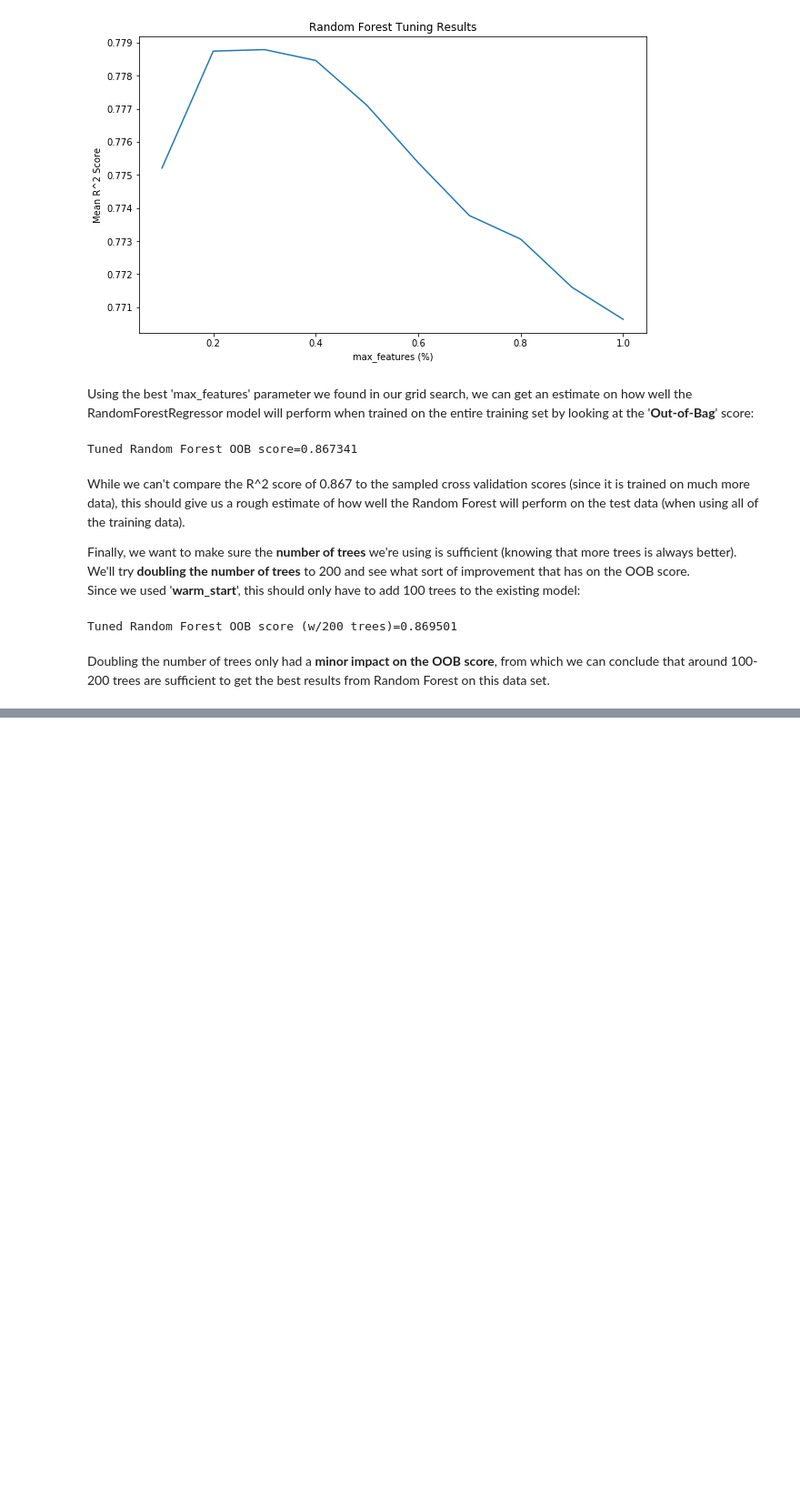
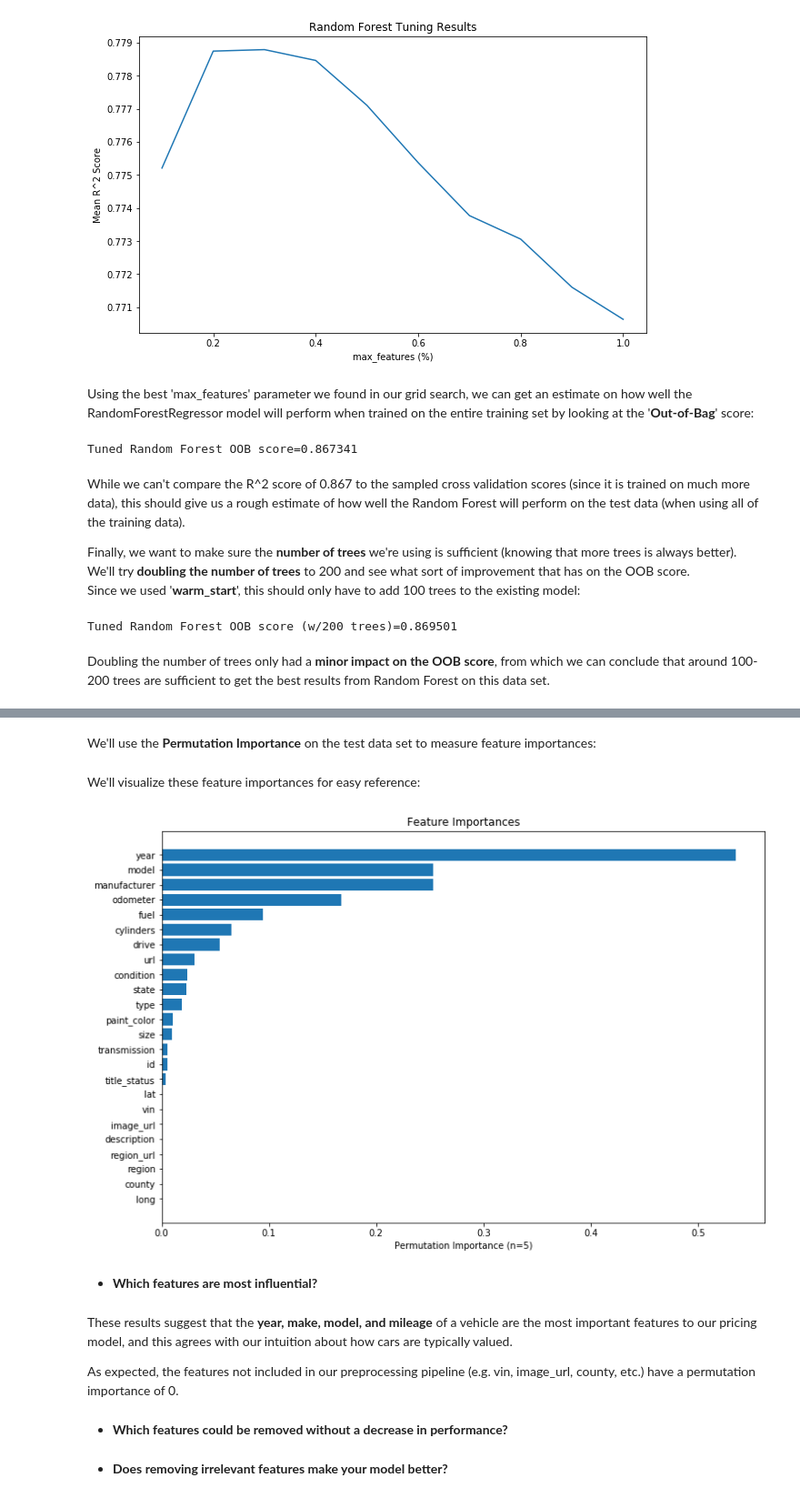
Before and after one commit to AppliedML2020/assignment-3-tomas-larrain, a Jupyter notebook: hw-3.ipynb, the cells around one changed output, grey strips where cells are left out. Shown at 91% size. Cells and saved outputs as stored; diff of their text form; code cells hidden in the pictures; blank space fills up the shorter version.

```diff
--- a/hw-3.ipynb
+++ b/hw-3.ipynb
@@ -1201,0 +1204,5 @@ plt.ylabel('Mean R^2 Score');
+# %%
+tuned_rf_pipe = make_pipeline(BEST_PREPROCESSOR_NO_SCALING,
+                              RandomForestRegressor(max_features=0.3, random_state=25, n_jobs=n_jobs))
+tuned_rf_score = cross_val_score(tuned_rf_pipe, X_train, y_train, cv=5).mean()
+print(f"Tuned Random Forest Score: {tuned_rf_score:.6f}")
@@ -1201,0 +1224,5 @@ plt.ylabel('Mean R^2 Score');
+# %%
+BEST_MODEL = tuned_rf_pipe
+BEST_MODEL.fit(X_train, y_train)
+best_score = BEST_MODEL.score(X_test, y_test)
+print(f"Best Model Test Score: {best_score:.6f}")
@@ -1201,0 +1237,33 @@ plt.ylabel('Mean R^2 Score');
+# %% [markdown]
+We'll use the **Permutation Importance** on the test data set to measure feature importances:
+# %%
+from sklearn.inspection import permutation_importance
+
+perm_results = permutation_importance(BEST_MODEL, X_test, y_test, random_state=25)
+# %% [markdown]
+We'll visualize these feature importances for easy reference:
+# %%
+features = X_test.columns.tolist()
+n_features = len(features)
+
+importances = perm_results['importances_mean']
+sort_idx = np.argsort(importances)
+
+fig,ax = plt.subplots(figsize=(12,8))
+ax.barh(range(n_features), importances[sort_idx], align='center')
+ax.set_yticks(range(n_features))
+ax.set_yticklabels(np.array(features)[sort_idx])
+ax.set_xlabel('Permutation Importance (n=5)')
+ax.set_title('Feature Importances');
+# %% [output]
+[figure, added]
+# %% [markdown]
+- **Which features are most influential?**
+# %% [markdown]
+These results suggest that the **year, make, model, and mileage** of a vehicle are the most important features to our pricing model, and this agrees with our intuition about how cars are typically valued.
+
+As expected, the features not included in our preprocessing pipeline (e.g. vin, image_url, county, etc.) have a permutation importance of 0.
+# %% [markdown]
+- **Which features could be removed without a decrease in performance?**
+# %% [markdown]
+- **Does removing irrelevant features make your model better?**
```
Also changed, not shown: parts of 18 cells of this notebook.
